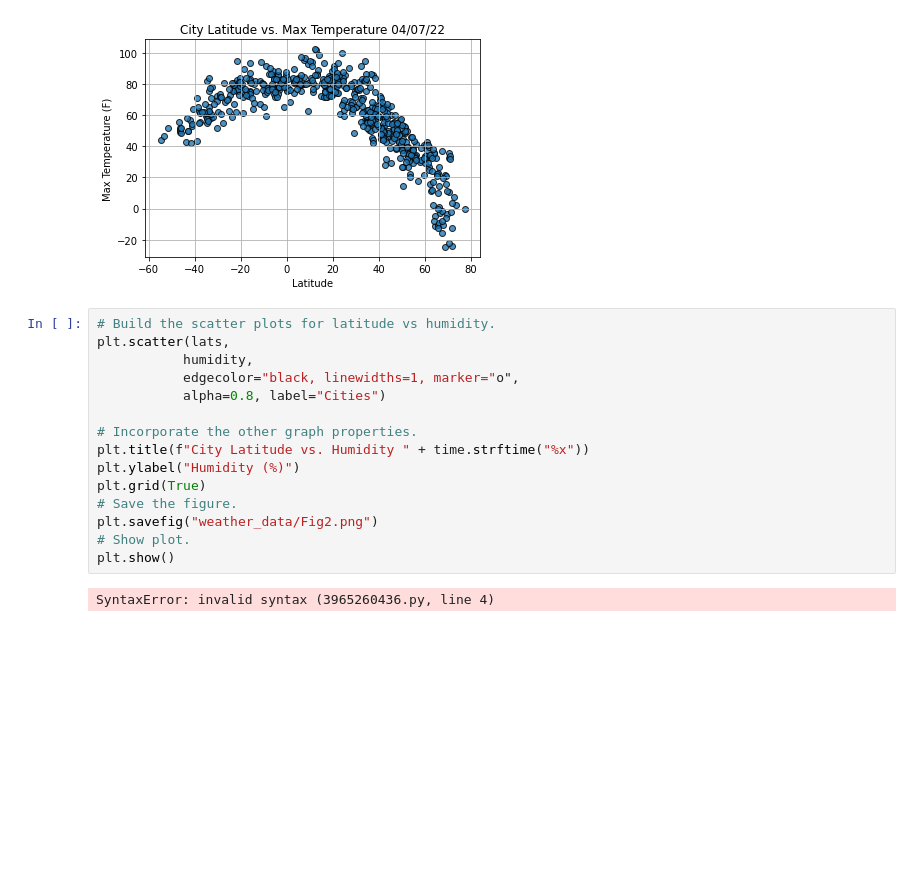
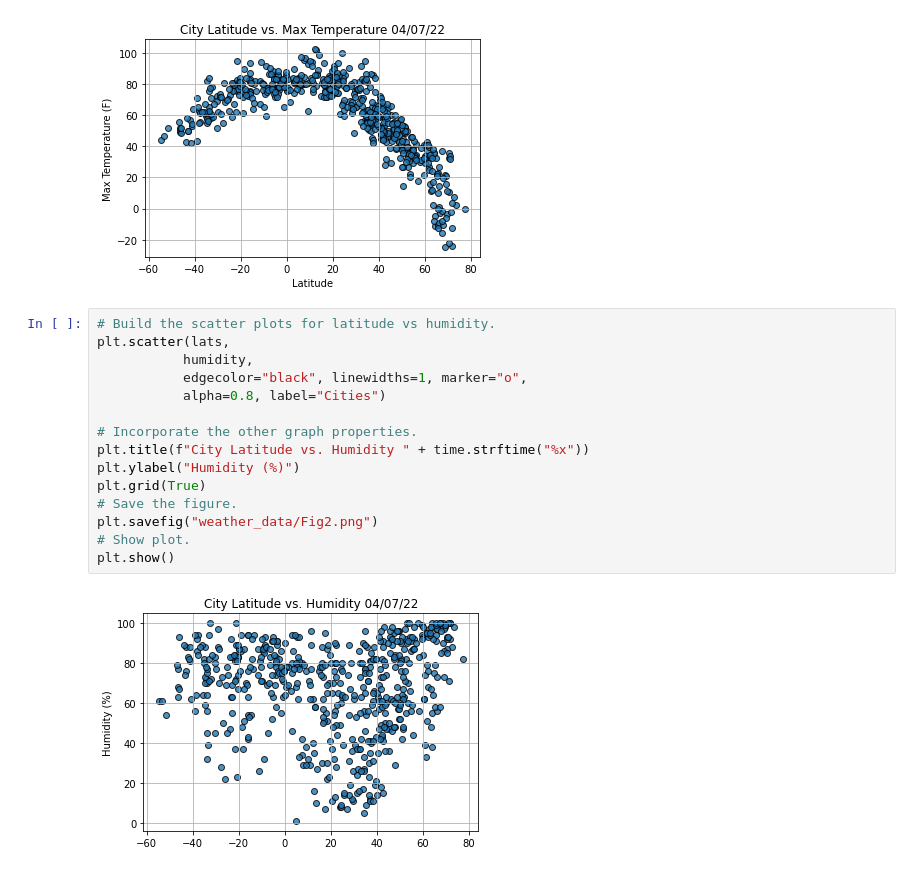
Before and after one commit to JorMerr/World_Weather_Analysis, a Jupyter notebook: WeatherPy.ipynb, the cells around one changed output. Cells and saved outputs as stored; diff of their text form; blank space fills up the shorter version.

```diff
--- a/WeatherPy.ipynb
+++ b/WeatherPy.ipynb
@@ -185,20 +185,20 @@ plt.show()
 # %%
 # Build the scatter plots for latitude vs humidity.
 plt.scatter(lats,
            humidity,
-           edgecolor="black, linewidths=1, marker="o",
+           edgecolor="black", linewidths=1, marker="o",
            alpha=0.8, label="Cities")
 
 # Incorporate the other graph properties.
 plt.title(f"City Latitude vs. Humidity " + time.strftime("%x"))
 plt.ylabel("Humidity (%)")
 plt.grid(True)
 # Save the figure.
 plt.savefig("weather_data/Fig2.png")
 # Show plot.
 plt.show()
 # %% [output]
-SyntaxError: invalid syntax (3965260436.py, line 4)
+[figure, added]
 # %%
 # Build the scatter plots for latitude vs humidity.
 plt.scatter(lats,
```
Also changed, not shown: parts of 15 cells of this notebook.
